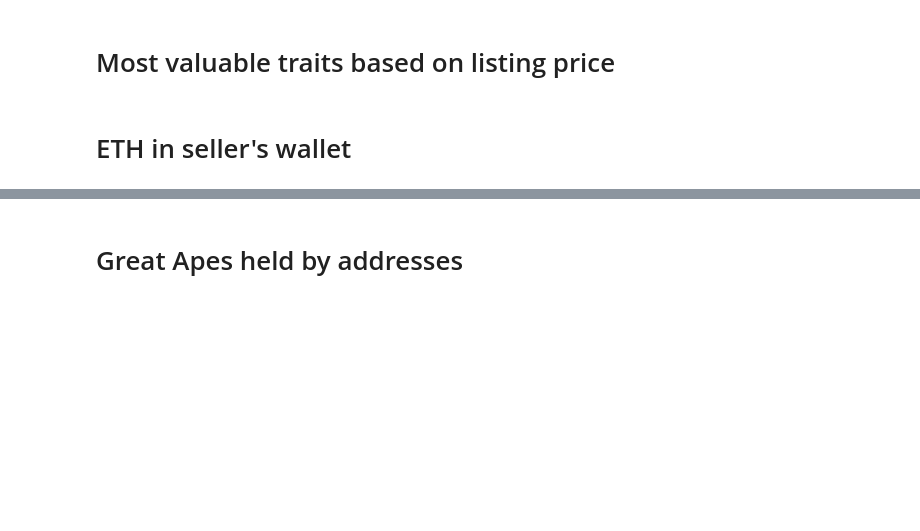
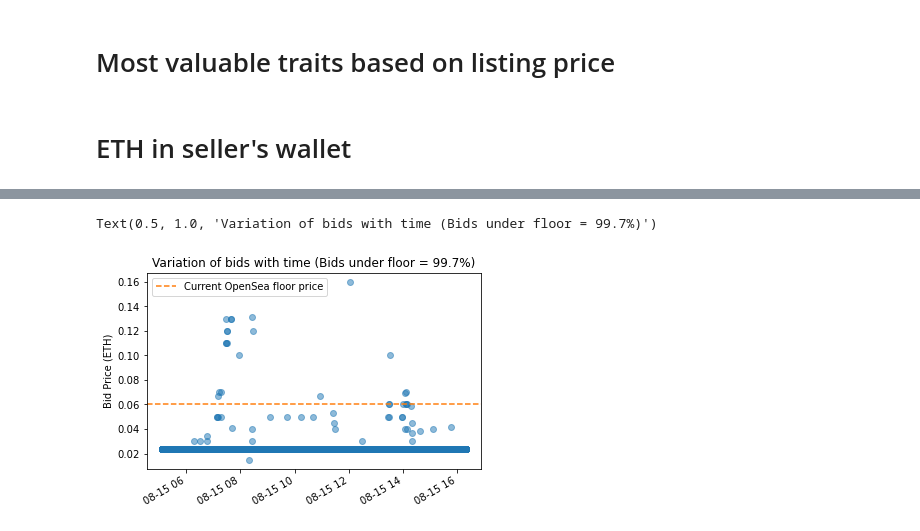
Before and after one commit to dineshpinto/nft-analytics, a Jupyter notebook: GreatApeAnalytics.ipynb, the cells around one changed output, grey strips where cells are left out. Drawn from its saved outputs; the diff is of its cells as text; code cells hidden in the pictures; blank space fills up the shorter version.

```diff
--- a/GreatApeAnalytics.ipynb
+++ b/GreatApeAnalytics.ipynb
@@ -18,6 +18,6 @@ from src.ethereum_api import EthereumAPI
 # %%
 gaa = NFTAnalytics("0xA0F38233688bB578c0a88102A95b846c18bc0bA7")
 eth_api = EthereumAPI()
-DATA_FOLDER = os.path.join("data", "GreatApeSociety")
-RESULT_FOLDER = os.path.join("results", "GreatApeSociety")
+DATA_FOLDER, RESULT_FOLDER = gaa.make_directories("GreatApeSociety")
+TIMESTAMP = datetime.now().strftime("%Y-%m-%d_")
 # %% [output]
@@ -36,6 +36,7 @@ gaa.save_json(asset_data, filename=os.path.join(DATA_FOLDER, "data.json"))
 # Load json file
 # %%
 asset_data = gaa.load_json(filename=os.path.join(DATA_FOLDER, "data.json"))
+OPENSEA_FLOOR_PRICE = gaa.get_floor_price(asset_data)
 # %%
 def missing_elements_in_sorted_list(L):
     start, end = L[0], L[-1]
@@ -295,10 +323,6 @@ len(events_data)
 gaa.save_json(events_data, filename=os.path.join(DATA_FOLDER, "events.json"))
 # %%
 events_data = gaa.load_json(filename=os.path.join(DATA_FOLDER, "events.json"))
-# %%
-for event in events_data:
-    pprint(event["created_date"])
-    break
 # %%
 bids = []
 created_dates = []
@@ -311,13 +335,14 @@ bids = np.array(bids)
 # %%
 fig, ax = plt.subplots()
 #ax.set_yscale("log")
 dates = matplotlib.dates.date2num(created_dates)
 ax.plot_date(dates, bids, 'o', alpha=0.5)
 fig.autofmt_xdate()
 ax.set_ylabel("Bid Price (ETH)")
-ax.axhline(0.06, color="tab:orange", linestyle="--", label="Current OpenSea floor price")
+ax.axhline(OPENSEA_FLOOR_PRICE, color="tab:orange", linestyle="--", label="Current OpenSea floor price")
 ax.legend()
 ax.set_title(f"Variation of bids with time (Bids under floor = {len(bids[bids < 0.06]) / len(bids) * 100:.1f}%)")
-fig.savefig(os.path.join(RESULT_FOLDER, "bid_price_variation_with_time.jpg"), bbox_inches="tight", dpi=600)
+#fig.savefig(os.path.join(RESULT_FOLDER, TIMESTAMP + "bid_price_variation_with_time.jpg"), bbox_inches="tight", dpi=600)
+# %% [output]
+Text(0.5, 1.0, 'Variation of bids with time (Bids under floor = 99.7%)')
+[figure, added]
-# %% [markdown]
-# Great Apes held by addresses
```
Also changed, not shown: parts of 46 cells of this notebook, 4 other files.
